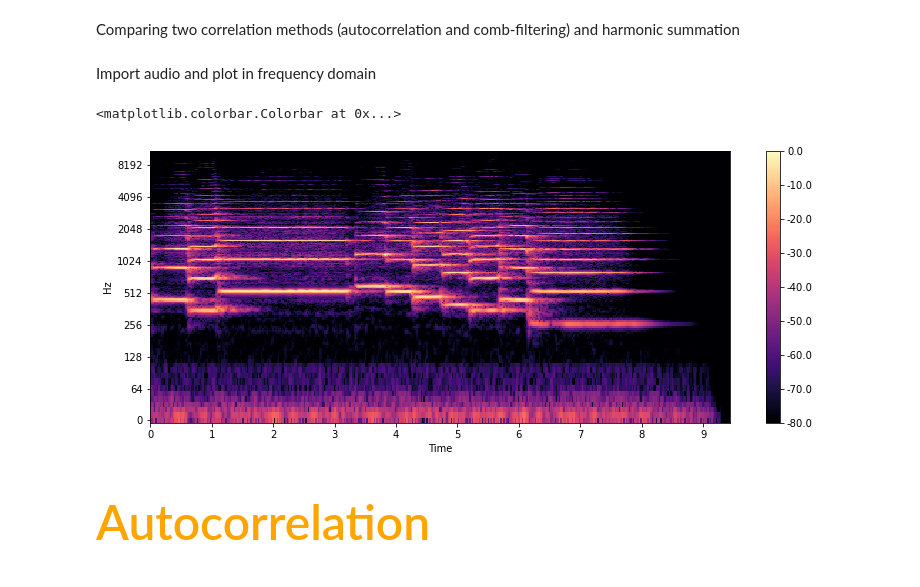
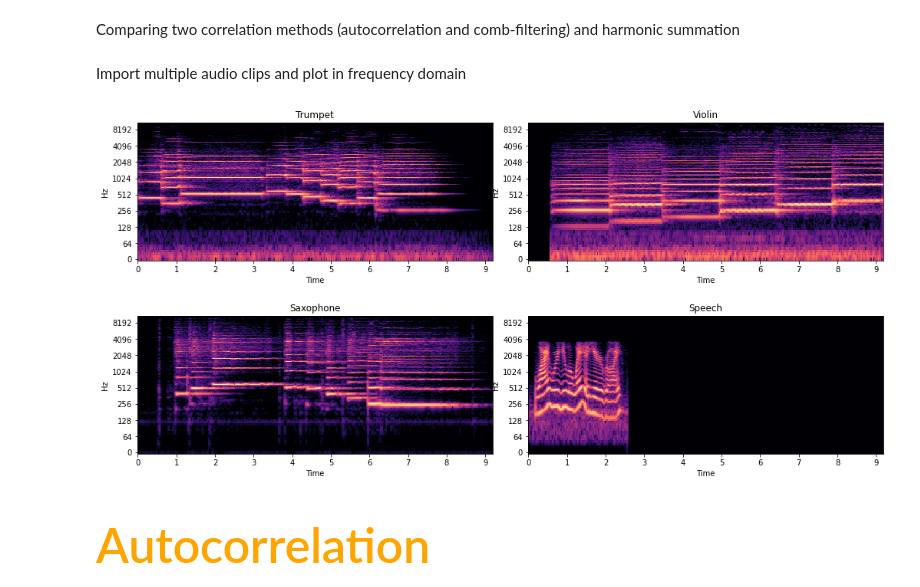
Before and after one commit to HNuijens/PythonAudioProcessing, a Jupyter notebook: Analysis/Pitch Detection Algorithms.ipynb, the cells around one changed output. Drawn from its saved outputs; the diff is of its cells as text; code cells hidden in the pictures.

Commit message:
added more audio files to analyze using pitch estimation

```diff
--- a/Analysis/Pitch Detection Algorithms.ipynb
+++ b/Analysis/Pitch Detection Algorithms.ipynb
@@ -10,19 +12,40 @@ import librosa.display
 # %% [markdown]
-Import audio and plot in frequency domain
+Import multiple audio clips and plot in frequency domain
 # %%
-x , sr = librosa.load('../samples/trumpetFull.wav')
-STFT = librosa.stft(x) # return two vectors: magnitude and phase
-STFT_db = librosa.amplitude_to_db(abs(STFT), ref=np.max)
-fig, ax = plt.subplots(figsize = (13, 5))
-img = librosa.display.specshow(STFT_db,
-                               y_axis='log',
-                               x_axis='time',
-                               ax=ax)
+nAudio_files = 4
+audio_names = ['Trumpet', 'Violin', 'Saxophone', 'Speech']
+sr = 22500
+clip_length = 9
+data_length = sr * clip_length
+x = np.zeros((4, data_length))
 
-fig.colorbar(img, ax = ax, format = f'%0.1f')
+#fig, ax = plt.subplots(2,2)
+
+plt.figure(figsize=(15, 6))
+for i in range(0, nAudio_files):
+    data , sr  = librosa.load('../samples/'+ audio_names[i] + '.wav')
+    if len(data) < data_length:
+        x[i][0:len(data)] = data
+    else:
+        x[i][:] = data[0:data_length]
+
+    plt.subplot(2,2,i+1)
+    plt.title(audio_names[i])
+    STFT = librosa.stft(x[i]) # return two vectors: magnitude and phase
+    STFT_db = librosa.amplitude_to_db(abs(STFT), ref=np.max)
+    img = librosa.display.specshow(STFT_db,
+                                       y_axis='log',
+                                       x_axis='time',
+                                       )
+plt.subplots_adjust(left=0.1,
+                    bottom=0,
+                    right=1,
+                    top=1,
+                    wspace=0.1,
+                    hspace=0.4)
+plt.show()
 # %% [output]
-<matplotlib.colorbar.Colorbar at 0x...>
-[figure, old version]
+[figure, new version]
 # %% [markdown]
 <h1 style = "font-size:3rem;color:orange">Autocorrelation</h1>
 # %% [markdown]
```
Also changed, not shown: parts of 10 cells of this notebook.
